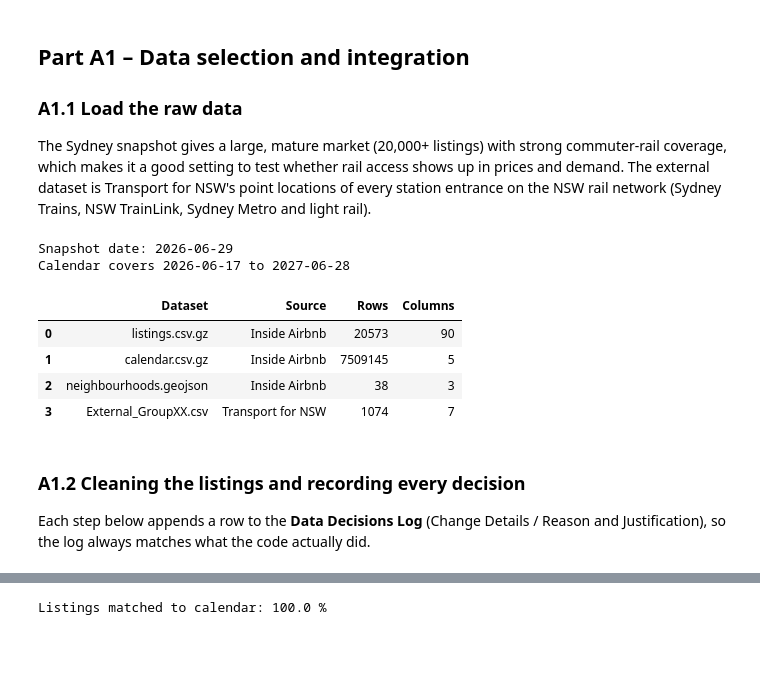
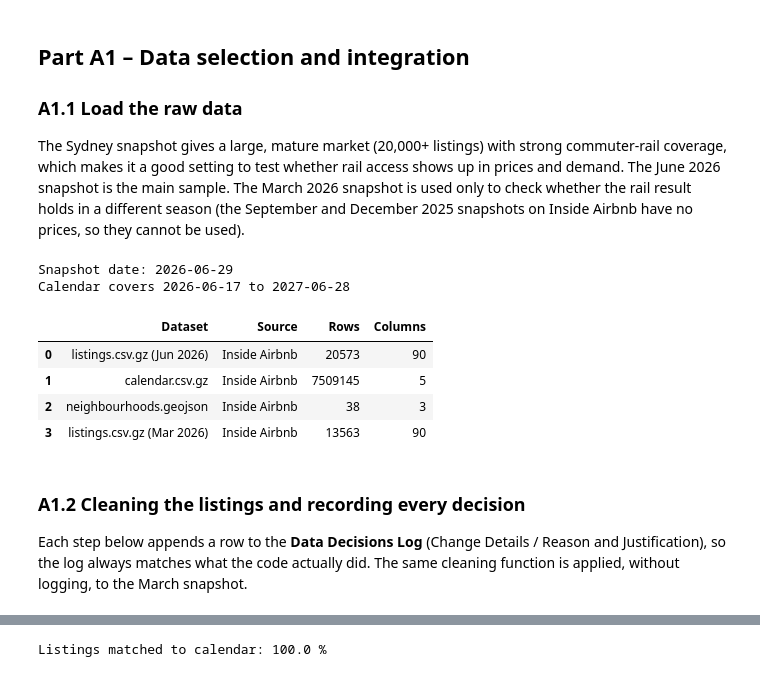
Before and after one commit to TeoTzeShuen/ACC2125-Group-Project, a Jupyter notebook: Code_GroupXX.ipynb, the cells around one changed output, grey strips where cells are left out. Drawn from its saved outputs; the diff is of its cells as text; code cells hidden in the pictures; blank space fills up the shorter version.

```diff
--- a/Code_GroupXX.ipynb
+++ b/Code_GroupXX.ipynb
@@ -67,40 +113,40 @@ def pct(x, d=1):
 ## Part A1 – Data selection and integration
 
 ### A1.1 Load the raw data
-The Sydney snapshot gives a large, mature market (20,000+ listings) with strong commuter-rail coverage, which makes it a good setting to test whether rail access shows up in prices and demand. The external dataset is Transport for NSW's point locations of every station entrance on the NSW rail network (Sydney Trains, NSW TrainLink, Sydney Metro and light rail).
+The Sydney snapshot gives a large, mature market (20,000+ listings) with strong commuter-rail coverage, which makes it a good setting to test whether rail access shows up in prices and demand. The June 2026 snapshot is the main sample. The March 2026 snapshot is used only to check whether the rail result holds in a different season (the September and December 2025 snapshots on Inside Airbnb have no prices, so they cannot be used).
 # %%
 listings_raw = pd.read_csv(DATA / "listings.csv.gz")
 calendar_raw = pd.read_csv(DATA / "calendar.csv.gz", parse_dates=["date"])
-stations_raw = pd.read_csv(EXTERNAL)
 lga_shapes = gpd.read_file(DATA / "neighbourhoods.geojson")
+listings_mar = pd.read_csv(DATA / "snapshots" / "listings_2026-03-21.csv.gz")
 
 SNAPSHOT = pd.to_datetime(listings_raw["last_scraped"]).max()
 summary = pd.DataFrame({
-    "Dataset": ["listings.csv.gz", "calendar.csv.gz", "neighbourhoods.geojson", "External_GroupXX.csv"],
-    "Source": ["Inside Airbnb", "Inside Airbnb", "Inside Airbnb", "Transport for NSW"],
-    "Rows": [len(listings_raw), len(calendar_raw), len(lga_shapes), len(stations_raw)],
-    "Columns": [listings_raw.shape[1], calendar_raw.shape[1], lga_shapes.shape[1], stations_raw.shape[1]],
+    "Dataset": ["listings.csv.gz (Jun 2026)", "calendar.csv.gz", "neighbourhoods.geojson", "listings.csv.gz (Mar 2026)"],
+    "Source": ["Inside Airbnb"] * 4,
+    "Rows": [len(listings_raw), len(calendar_raw), len(lga_shapes), len(listings_mar)],
+    "Columns": [listings_raw.shape[1], calendar_raw.shape[1], lga_shapes.shape[1], listings_mar.shape[1]],
 })
 print("Snapshot date:", SNAPSHOT.date())
 print("Calendar covers", calendar_raw["date"].min().date(), "to", calendar_raw["date"].max().date())
 RESULTS["snapshot"] = str(SNAPSHOT.date())
 RESULTS["snapshot_start"] = str(pd.to_datetime(listings_raw["last_scraped"]).min().date())
+RESULTS["snapshot_mar"] = str(pd.to_datetime(listings_mar["last_scraped"]).max().date())
 RESULTS["raw_listings"] = len(listings_raw)
+RESULTS["raw_listings_mar"] = len(listings_mar)
 RESULTS["raw_calendar_rows"] = len(calendar_raw)
-RESULTS["raw_station_rows"] = len(stations_raw)
-RESULTS["raw_stations_unique"] = int(stations_raw["Train_Station"].nunique())
 summary
 # %% [output]
 Snapshot date: 2026-06-29
 Calendar covers 2026-06-17 to 2027-06-28
 |  | Dataset | Source | Rows | Columns |
-| 0 | listings.csv.gz | Inside Airbnb | 20573 | 90 |
+| 0 | listings.csv.gz (Jun 2026) | Inside Airbnb | 20573 | 90 |
 | 1 | calendar.csv.gz | Inside Airbnb | 7509145 | 5 |
 | 2 | neighbourhoods.geojson | Inside Airbnb | 38 | 3 |
-| 3 | External_GroupXX.csv | Transport for NSW | 1074 | 7 |
+| 3 | listings.csv.gz (Mar 2026) | Inside Airbnb | 13563 | 90 |
 # %% [markdown]
 ### A1.2 Cleaning the listings and recording every decision
-Each step below appends a row to the **Data Decisions Log** (Change Details / Reason and Justification), so the log always matches what the code actually did.
+Each step below appends a row to the **Data Decisions Log** (Change Details / Reason and Justification), so the log always matches what the code actually did. The same cleaning function is applied, without logging, to the March snapshot.
 # %%
 LOG = []
 def log(change, reason):
```
Also changed, not shown: parts of 97 cells of this notebook, 26 other files.
